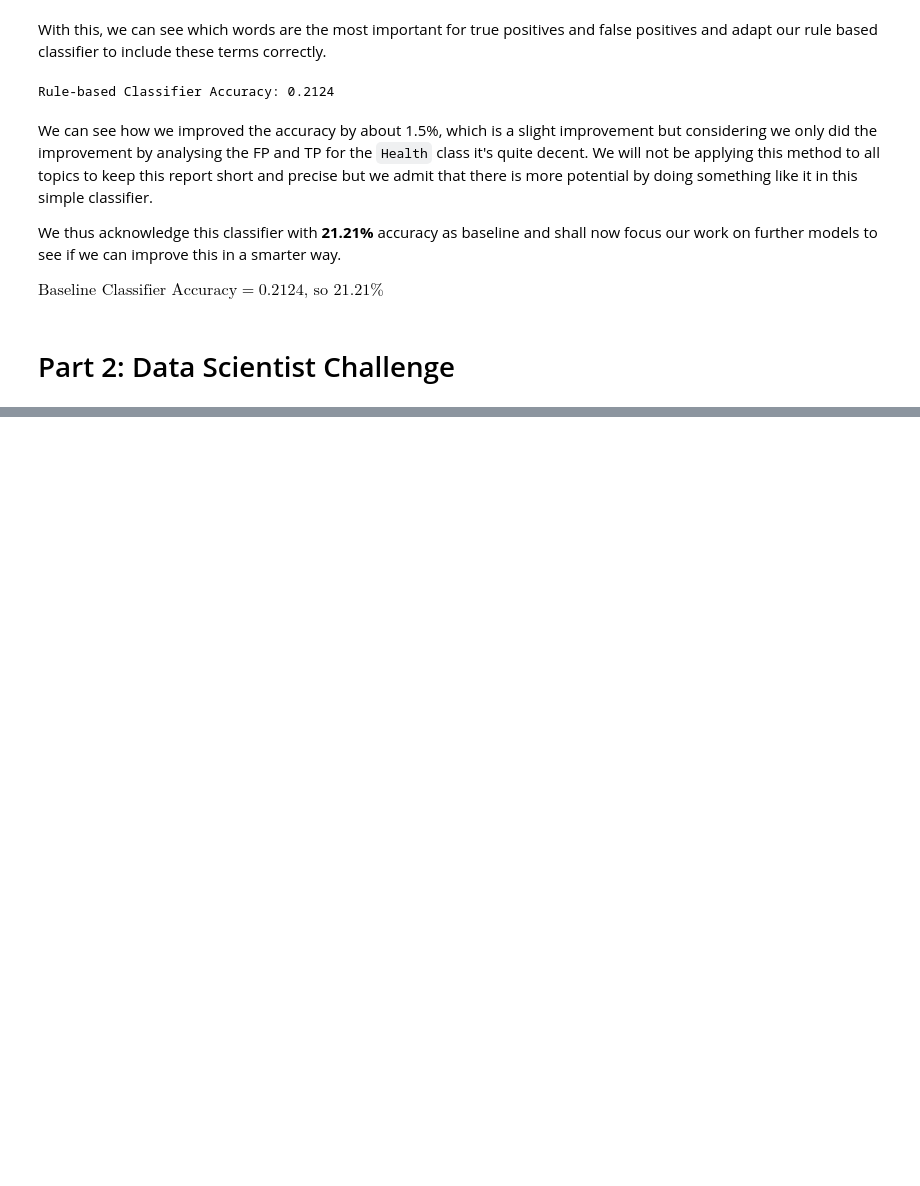
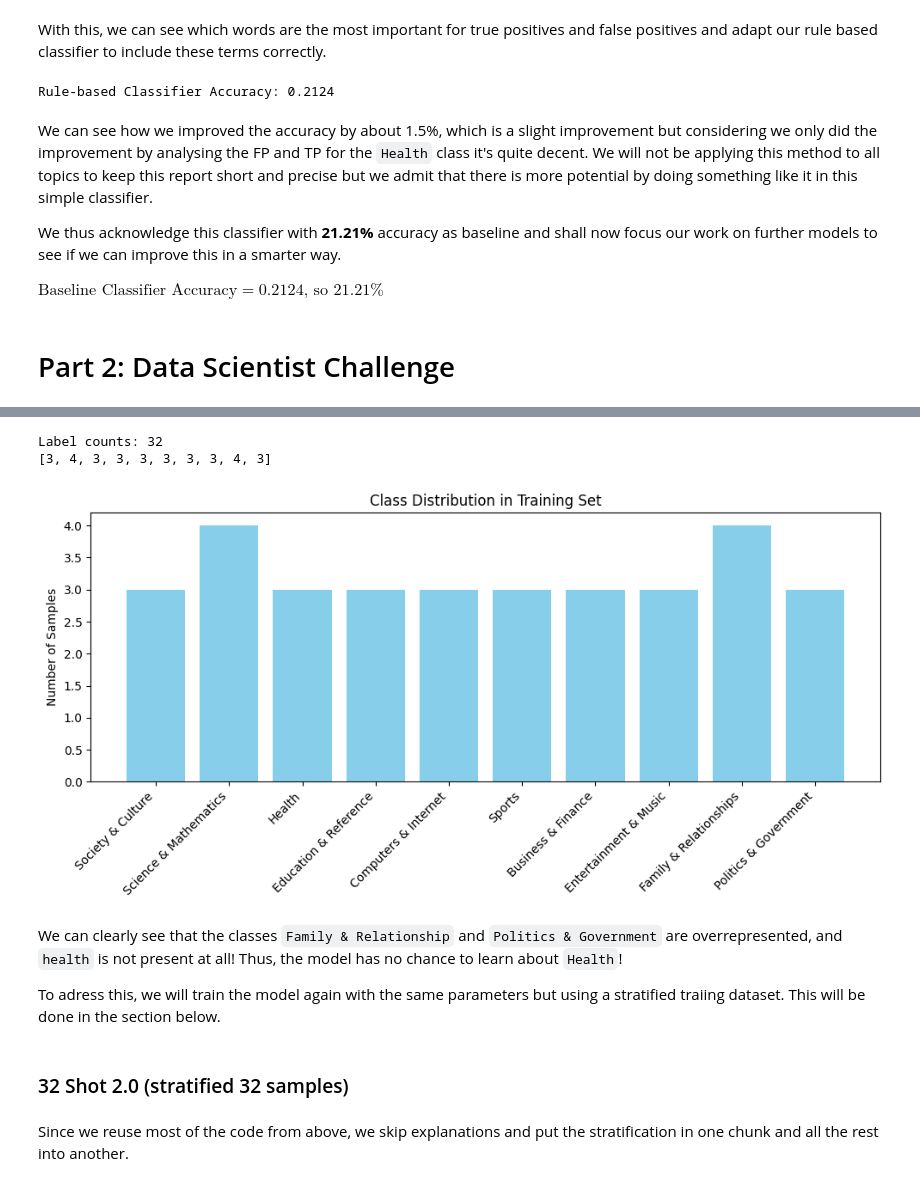
Before and after one commit to otausendschoen/NLP_Yahoo-Answers, a Jupyter notebook: project.ipynb, the cells around one changed output, grey strips where cells are left out. Saved outputs shown, nothing was run; the diff lists cells and outputs as text; code cells hidden in the pictures; blank space fills up the shorter version.

```diff
--- a/project.ipynb
+++ b/project.ipynb
@@ -485,0 +754,27 @@ $
+# %%
+labels_list = dataset["train"]["labels"].tolist()
+
+print("Label counts:", len(labels_list))
+label_counts = Counter(labels_list)
+counts = [label_counts[i] for i in range(len(label_names))]
+print(counts)
+plt.figure(figsize=(10, 5))
+plt.bar(label_names, counts, color="skyblue")
+plt.xticks(rotation=45, ha='right')
+plt.title("Class Distribution in Training Set")
+plt.ylabel("Number of Samples")
+plt.tight_layout()
+plt.show()
+# %% [output]
+Label counts: 32
+[3, 4, 3, 3, 3, 3, 3, 3, 4, 3]
+[figure, added]
+# %% [markdown]
+We can clearly see that the classes `Family & Relationship` and `Politics & Government` are overrepresented, and `health` is not present at all! Thus, the model has no chance to learn about `Health`!
+
+To adress this, we will train the model again with the same parameters but using a stratified traiing dataset.
+This will be done in the section below.
+# %% [markdown]
+### 32 Shot 2.0 (stratified 32 samples)
+# %% [markdown]
+Since we reuse most of the code from above, we skip explanations and put the stratification in one chunk and all the rest into another.
```
Also changed, not shown: parts of 40 cells of this notebook.
